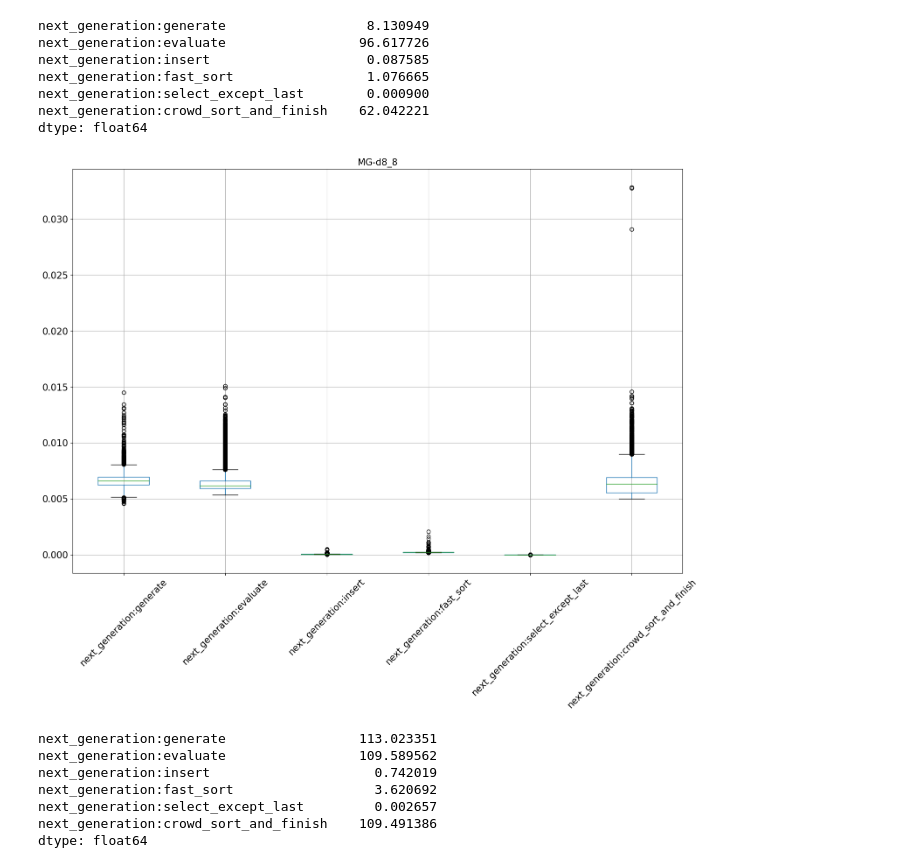
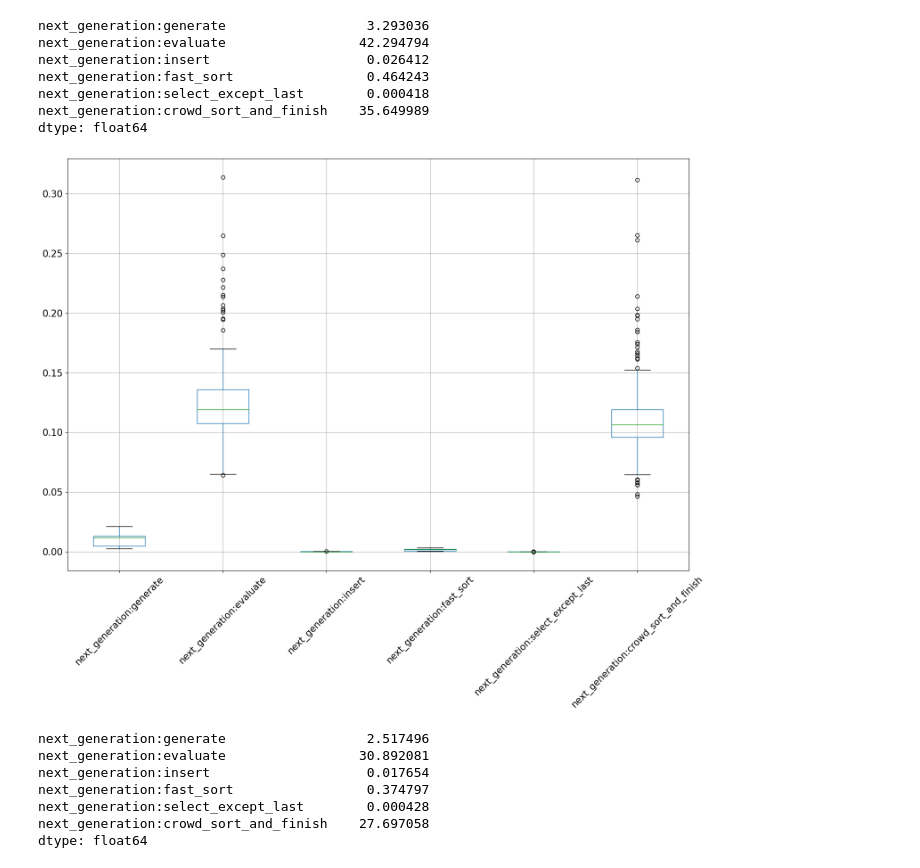
Before and after one commit to seoruosa/mestrado, a Jupyter notebook: roteamento-carretas-da-mamografia/notebooks/nsga-measurement.ipynb, the cells around one changed output. Drawn from its saved outputs; the diff is of its cells as text; code cells hidden in the pictures.

Commit message:
WIP created script to make some analysis of nsga run

```diff
--- a/roteamento-carretas-da-mamografia/notebooks/nsga-measurement.ipynb
+++ b/roteamento-carretas-da-mamografia/notebooks/nsga-measurement.ipynb
@@ -8,5 +10,5 @@ measurements-20221031145049.txt
 # %%
-filepath = "../project/resultados/nsga_measurements/measurements-20221031160056.txt"
+filepath = "../project/resultados/nsga_measurements/measurements-20221110103018.txt"
 # %%
 import re
 import pandas as pd
@@ -41,30 +43,30 @@ plt.show()
 # %%
 df.sum()
 # %% [output]
-next_generation:generate                  8.130949
-next_generation:evaluate                 96.617726
-next_generation:insert                    0.087585
-next_generation:fast_sort                 1.076665
-next_generation:select_except_last        0.000900
-next_generation:crowd_sort_and_finish    62.042221
+next_generation:generate                  3.293036
+next_generation:evaluate                 42.294794
+next_generation:insert                    0.026412
+next_generation:fast_sort                 0.464243
+next_generation:select_except_last        0.000418
+next_generation:crowd_sort_and_finish    35.649989
 dtype: float64
 # %%
-filepath = "../project/resultados/nsga_measurements/measurements-20221031161110.txt"
+filepath = "../project/resultados/nsga_measurements/measurements-20221110103703.txt"
 
 df = read_nsga_measurements(filepath)
 df.boxplot(rot=45, fontsize=15, figsize=(18, 12))
-plt.title("MG-d8_8", fontsize=15)
+# plt.title("MG-d8_8", fontsize=15)
 plt.show()
 # %% [output]
-[figure, old version]
+[figure, new version]
 # %%
 df.sum()
 # %% [output]
-next_generation:generate                 113.023351
-next_generation:evaluate                 109.589562
-next_generation:insert                     0.742019
-next_generation:fast_sort                  3.620692
-next_generation:select_except_last         0.002657
-next_generation:crowd_sort_and_finish    109.491386
+next_generation:generate                  2.517496
+next_generation:evaluate                 30.892081
+next_generation:insert                    0.017654
+next_generation:fast_sort                 0.374797
+next_generation:select_except_last        0.000428
+next_generation:crowd_sort_and_finish    27.697058
 dtype: float64
 # %%
```
Also changed, not shown: parts of 4 cells of this notebook, 1 other file.
